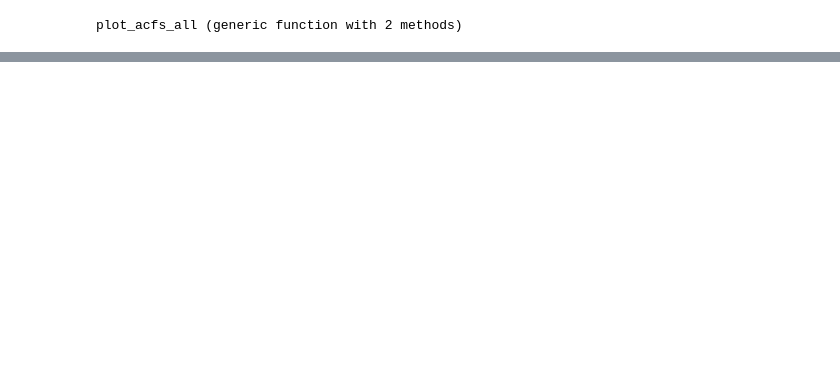
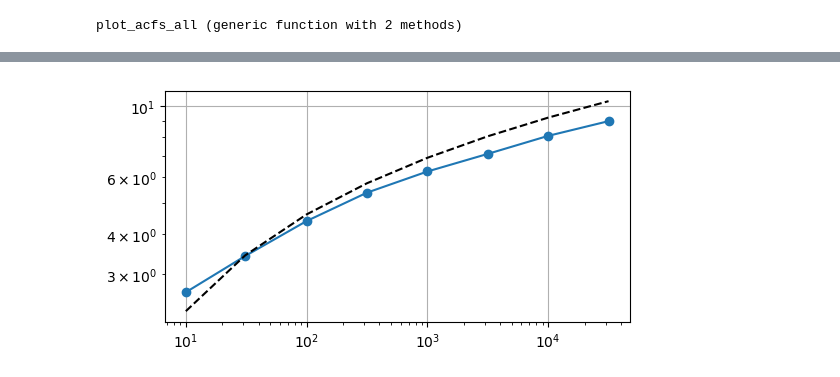
Before and after one commit to deborsheesen/PDMP_SS, a Jupyter notebook: scaling_efficiency/experiments_dense_Laplace.ipynb, the cells around one changed output, grey strips where cells are left out. Cells and saved outputs as stored; diff of their text form; code cells hidden in the pictures; blank space fills up the shorter version.

Commit message:
revisions made

```diff
--- a/scaling_efficiency/experiments_dense_Laplace.ipynb
+++ b/scaling_efficiency/experiments_dense_Laplace.ipynb
@@ -18,0 +7,12 @@ adapt_speed = "by_var";
+# %%
+mb_size = 10
+dim  = 5
+Nobs_list = Int.(floor.(logspace(1,4.5,8)))
+pX_list, attempts = fill(1., length(Nobs_list)), fill(10^5, length(Nobs_list))
+cov_dist = "Laplace"
+n_reps = 50
+varying = "Nobs"
+include_stratified, include_unif_SS, include_CV = false, true, true
+prior_sigma = 1e5
+adapt_speed = "none"
+Print = false
@@ -50,0 +99,20 @@ Rep = 1; Nobs = 500; stratified, CV, weighted = false false true; time = 21.09 m
+# %%
+stratified = false
+d = dim
+subfolder = "scaling_Nobs"
+bts_Nobs = zeros(length(Nobs_list), n_reps, 4)
+@showprogress for rep in 1:n_reps
+    for (i,Nobs) in enumerate(Nobs_list)
+        for CV in [true,false]
+            for weighted in [true,false]
+                filename = "/xtmp/PDMP_data_revision/"*subfolder*"/cov_dist:"*cov_dist*"-Nobs:"*
+                            string(Nobs)*"-rep:"*string(rep)*"-stratified:"*string(stratified)*
+                            "-CV:"*string(CV)*"-weighted:"*string(weighted)*"-d:"*string(d)*".jld"
+                skel, bt = load(filename, "xt_skeleton", "bt_skeleton")
+                bts_Nobs[i,rep,1+CV+2*weighted] = bt[end]
+                skel, bt = nothing, nothing
+                gc()
+            end
+        end
+    end
+end
@@ -50,0 +135,11 @@ Rep = 1; Nobs = 500; stratified, CV, weighted = false false true; time = 21.09 m
+# %%
+p1 = log.(Nobs_list);
+# %%
+fig = figure(figsize=(6,3))
+plot(Nobs_list, mean(bts_Nobs[:,:,3]./bts_Nobs[:,:,1],2), "o-")
+plot(Nobs_list, p1, "k--")
+grid(true)
+xscale("log")
+yscale("log")
+# %% [output]
+[figure, added]
```
Also changed, not shown: parts of 7 cells of this notebook, 6 other files.
